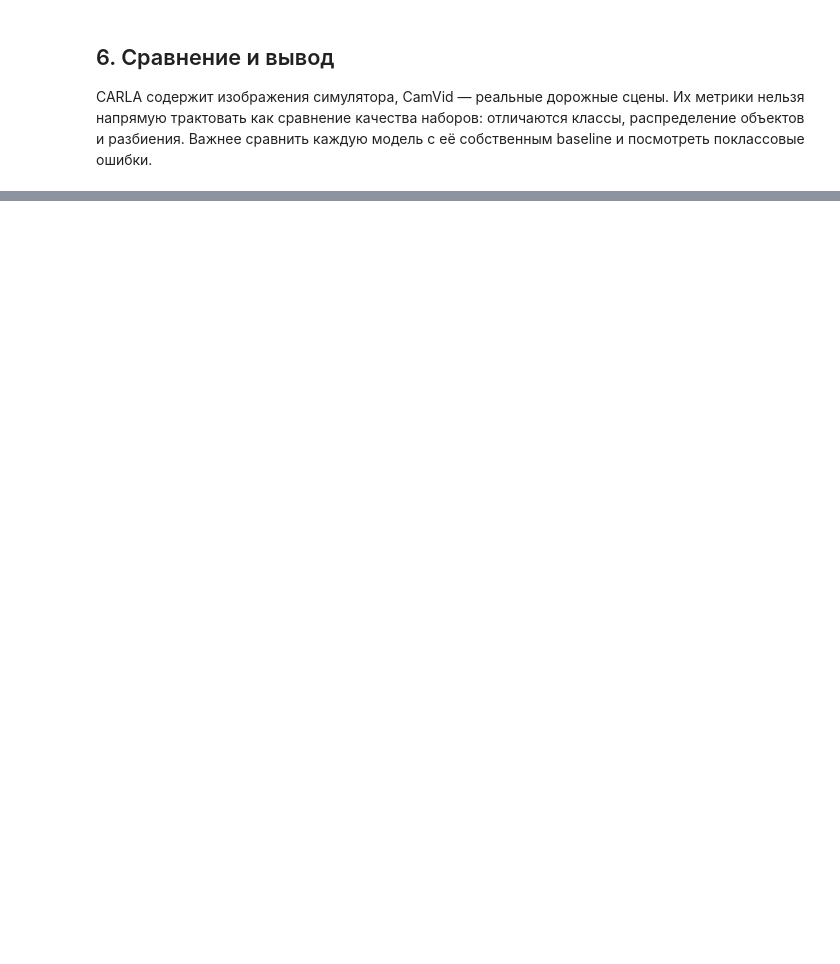
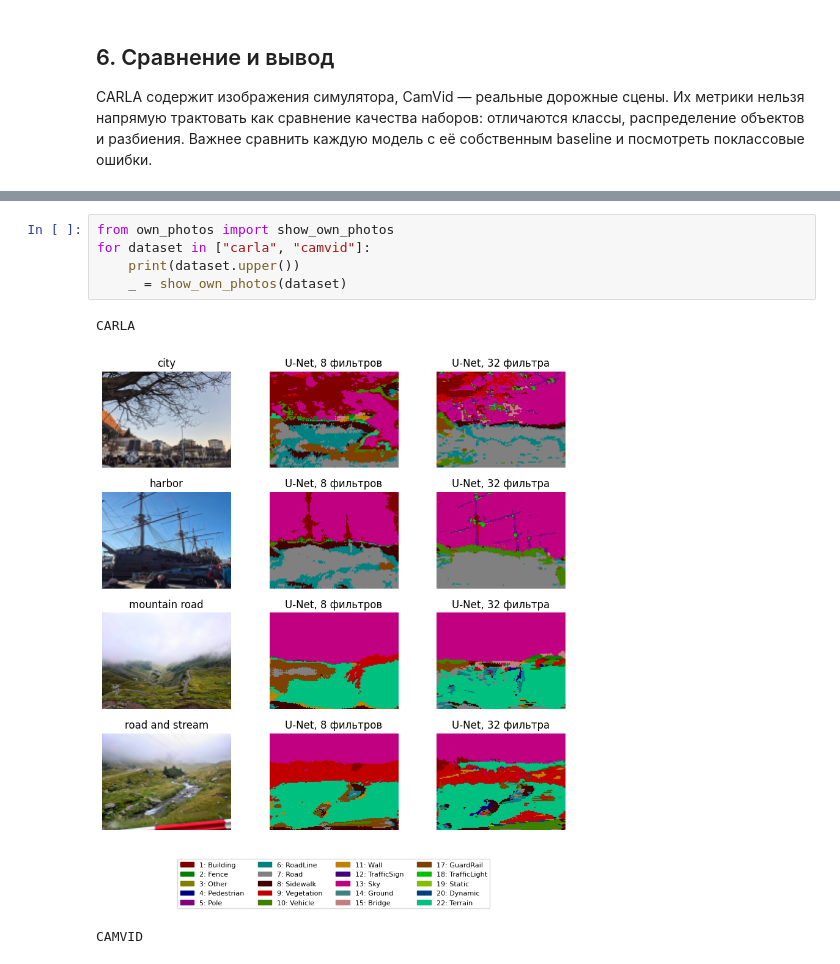
Before and after one commit to alinaRN1/cv2, a Jupyter notebook: CV_L2.ipynb, the cells around one changed output, grey strips where cells are left out. Saved outputs shown, nothing was run; the diff lists cells and outputs as text; blank space fills up the shorter version.

Commit message:
Use personal photos for segmentation examples

```diff
--- a/CV_L2.ipynb
+++ b/CV_L2.ipynb
@@ -451,0 +418,9 @@ display(Image(filename="results/experiment_32/carla_external_predictions.png"))
+# %%
+from own_photos import show_own_photos
+for dataset in ["carla", "camvid"]:
+    print(dataset.upper())
+    _ = show_own_photos(dataset)
+# %% [output]
+CARLA
+[figure, added]
+CAMVID
```
Also changed, not shown: parts of 20 cells of this notebook, 20 other files.
